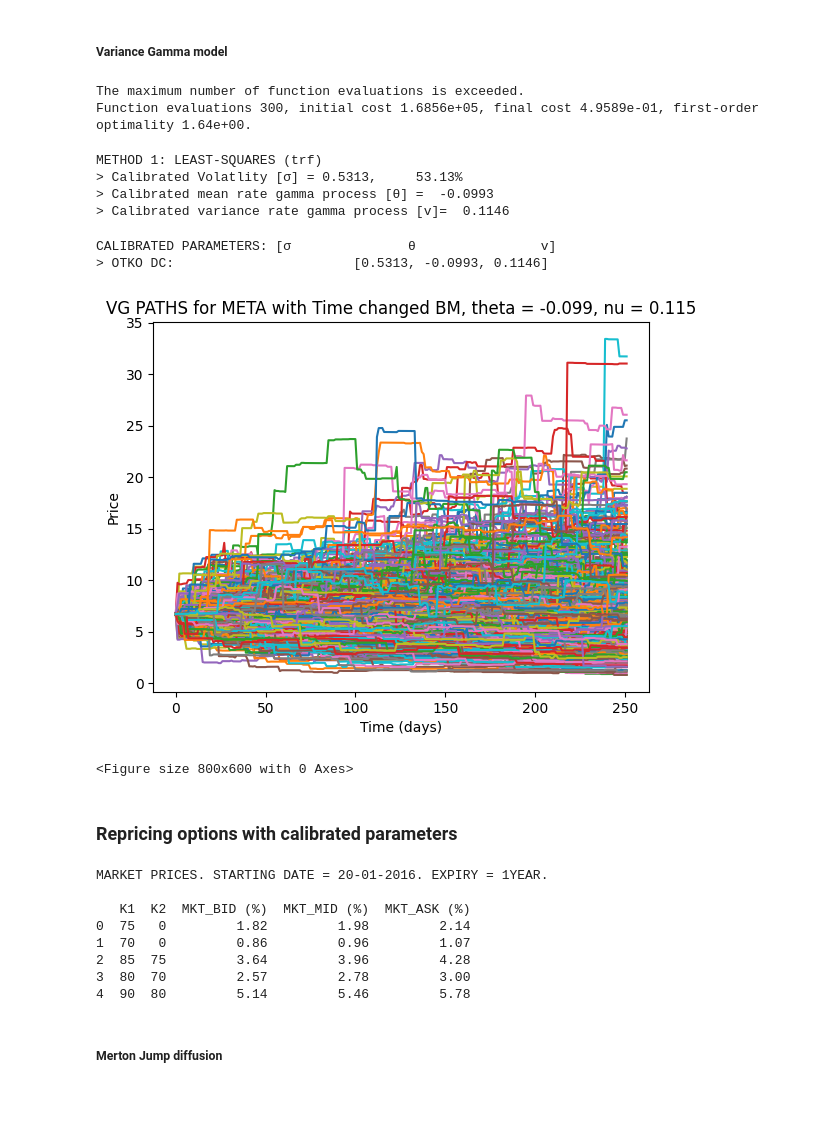
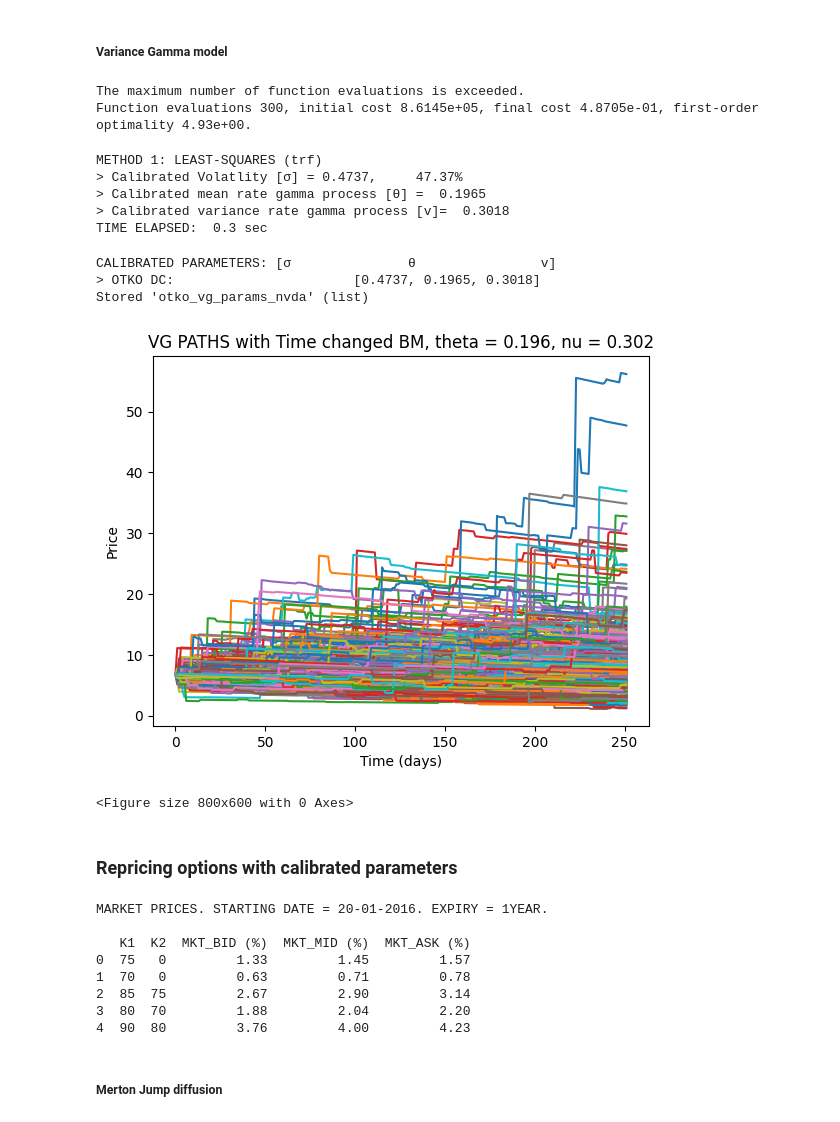
Before and after one commit to ornella-el/Margin-Loans-Pricing, a Jupyter notebook: calibration/NVDA/2_Otko_Calibration.ipynb, the cells around one changed output. Drawn from its saved outputs; the diff is of its cells as text; code cells hidden in the pictures.

Commit message:
fixed calibration on vanilla and otko

```diff
--- a/calibration/NVDA/2_Otko_Calibration.ipynb
+++ b/calibration/NVDA/2_Otko_Calibration.ipynb
@@ -38,7 +38,8 @@ columns = ['BID(%)', 'ASK(%)', 'Midpoint(%)']
 # FIND PRICES OF OTKO OPTIONS ACCORDING to their scale factors
 otko_nvda = otko_spx.copy()
 
-otko_nvda[columns] = round(otko_nvda[columns]*scale_factors['NVDA'],2)
+otko_nvda[columns] = round(otko_nvda[columns]*scale_factors['AAPL'],2)
+otko_nvda['Stock Name'] = 'NVDA'
 print(f'>> NVDA\n {otko_nvda}')
 
 #otko_nvda.to_csv('../../data/NVDA/nvda_otko_1year.csv', index=False)
@@ -235,38 +229,42 @@ def cost_function(x, strikes, mkt_prices):
         sq_err += weights[k]*(VG.closed_formula_otko6(strikes[k][0], strikes[k][1]) - mkt_prices[k]) ** 2
     return sq_err
 
-#start3=time.time()
+start3=time.time()
 vg = scpo.least_squares(cost_function, x0, args=(strikes, mkt_prices),  method='trf', bounds=bounds, verbose=1)
-#end3=time.time()
+end3=time.time()
 
 vg_params_calibrated = [round(p,4) for p in vg.x[:3]]
 # %% [output]
 The maximum number of function evaluations is exceeded.
-Function evaluations 300, initial cost 1.6856e+05, final cost 4.9589e-01, first-order optimality 1.64e+00.
+Function evaluations 300, initial cost 8.6145e+05, final cost 4.8705e-01, first-order optimality 4.93e+00.
 # %%
 print('METHOD 1: LEAST-SQUARES (trf)')
 print(f'> Calibrated Volatlity [σ] = {vg_params_calibrated[0]}, \t {round(vg_params_calibrated[0]*100,2)}%')
 print('> Calibrated mean rate gamma process [θ] = ', vg_params_calibrated[1])
 print('> Calibrated variance rate gamma process [v]= ', vg_params_calibrated[2])
-#print(f'TIME ELAPSED:  {round(end3-start3,2)} sec')
+print(f'TIME ELAPSED:  {round(end3-start3,2)} sec')
 # %% [output]
 METHOD 1: LEAST-SQUARES (trf)
-> Calibrated Volatlity [σ] = 0.5313,     53.13%
-> Calibrated mean rate gamma process [θ] =  -0.0993
-> Calibrated variance rate gamma process [v]=  0.1146
+> Calibrated Volatlity [σ] = 0.4737,     47.37%
+> Calibrated mean rate gamma process [θ] =  0.1965
+> Calibrated variance rate gamma process [v]=  0.3018
+TIME ELAPSED:  0.3 sec
 # %%
 print(f'CALIBRATED PARAMETERS: [σ \t\tθ\t\t v]')
 print(f'> OTKO DC:\t\t\t {vg_params_calibrated}')
+otko_vg_params_nvda = vg_params_calibrated
+%store otko_vg_params_nvda
 # %% [output]
 CALIBRATED PARAMETERS: [σ               θ                v]
-> OTKO DC:                       [0.5313, -0.0993, 0.1146]
+> OTKO DC:                       [0.4737, 0.1965, 0.3018]
+Stored 'otko_vg_params_nvda' (list)
 # %%
 sigma, theta, nu = vg_params_calibrated
 VG_CAL = VG_pricer(S0, None, T, r, q, sigma, theta, nu, exercise)
 SVarGamma_cal = VG_CAL.VarianceGammaPath1(days, paths)
-VG_CAL.plotVGPath(SVarGamma_cal, 'META', 'Time changed BM')
+VG_CAL.plotVGPath(SVarGamma_cal, 'NVDA', 'Time changed BM')
 # %% [output]
-[figure, old version]
+[figure, new version]
 <Figure size 800x600 with 0 Axes>
 # %% [markdown]
 ### Repricing options with calibrated parameters
@@ -283,11 +281,11 @@ print(f'MARKET PRICES. STARTING DATE = 20-01-2016. EXPIRY = 1YEAR. \n\n{calibrat
 MARKET PRICES. STARTING DATE = 20-01-2016. EXPIRY = 1YEAR.
 
    K1  K2  MKT_BID (%)  MKT_MID (%)  MKT_ASK (%)
-0  75   0         1.82         1.98         2.14
-1  70   0         0.86         0.96         1.07
-2  85  75         3.64         3.96         4.28
-3  80  70         2.57         2.78         3.00
-4  90  80         5.14         5.46         5.78
+0  75   0         1.33         1.45         1.57
+1  70   0         0.63         0.71         0.78
+2  85  75         2.67         2.90         3.14
+3  80  70         1.88         2.04         2.20
+4  90  80         3.76         4.00         4.23
 # %% [markdown]
 ##### Merton Jump diffusion
 # %%
```
Also changed, not shown: parts of 13 cells of this notebook, 3 other files.
